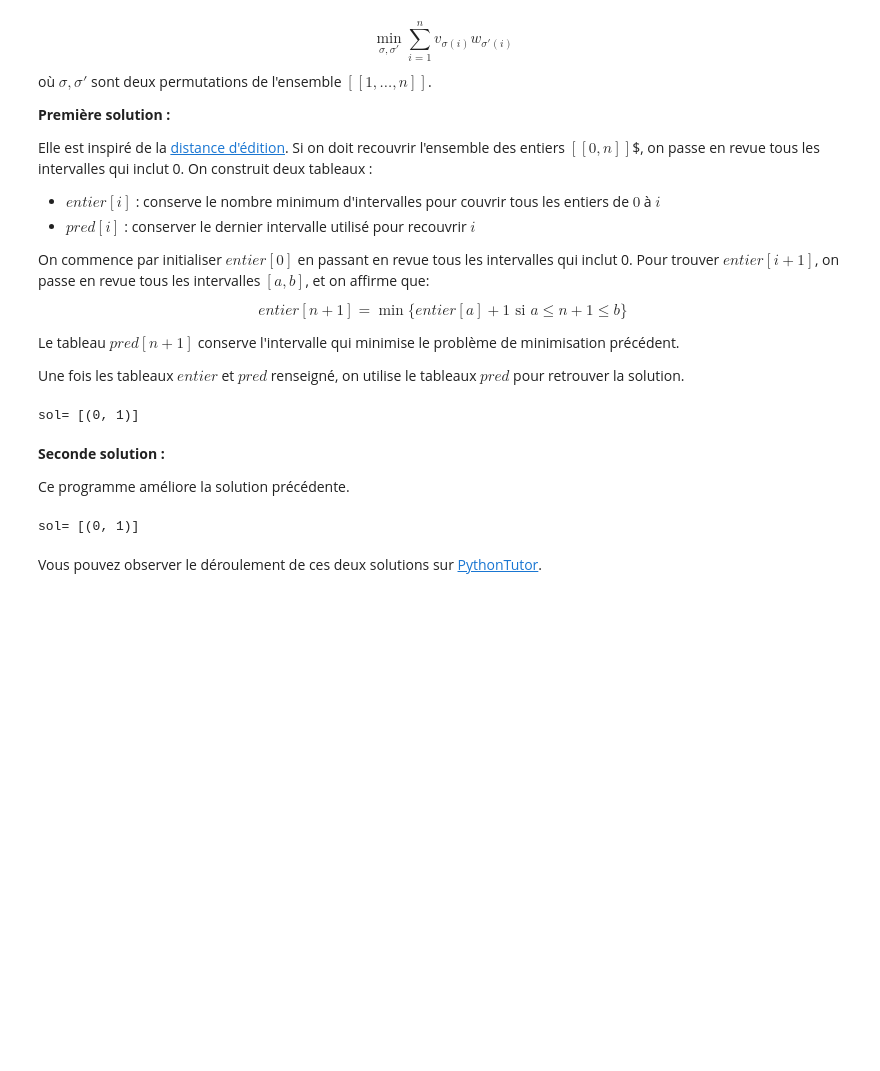
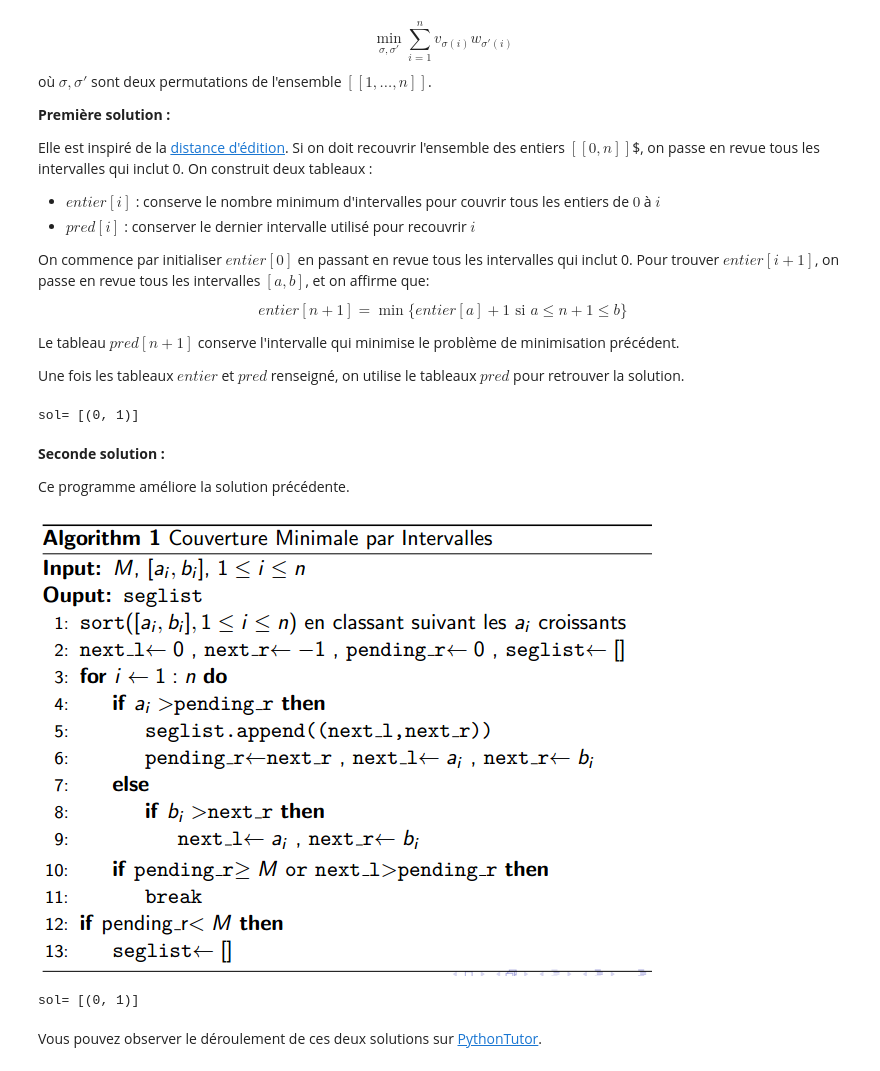
Before and after one commit to sdpython/ensae_teaching_cs, a Jupyter notebook: _doc/notebooks/td2a/td2a_correction_session_4B.ipynb, the cells around one changed output. Cells and saved outputs as stored; diff of their text form; code cells hidden in the pictures; blank space fills up the shorter version.

```diff
--- a/_doc/notebooks/td2a/td2a_correction_session_4B.ipynb
+++ b/_doc/notebooks/td2a/td2a_correction_session_4B.ipynb
@@ -78,6 +78,11 @@ sol= [(0, 1)]
 **Seconde solution :**
 
 Ce programme améliore la solution précédente.
+# %%
+from IPython.core.display import Image
+Image("inter.png", width=500)
+# %% [output]
+[figure, added]
 # %%
 # solution par Benjamin DONNOT
 def solve(B, intervalles):
```
Also changed, not shown: 6 other files.
